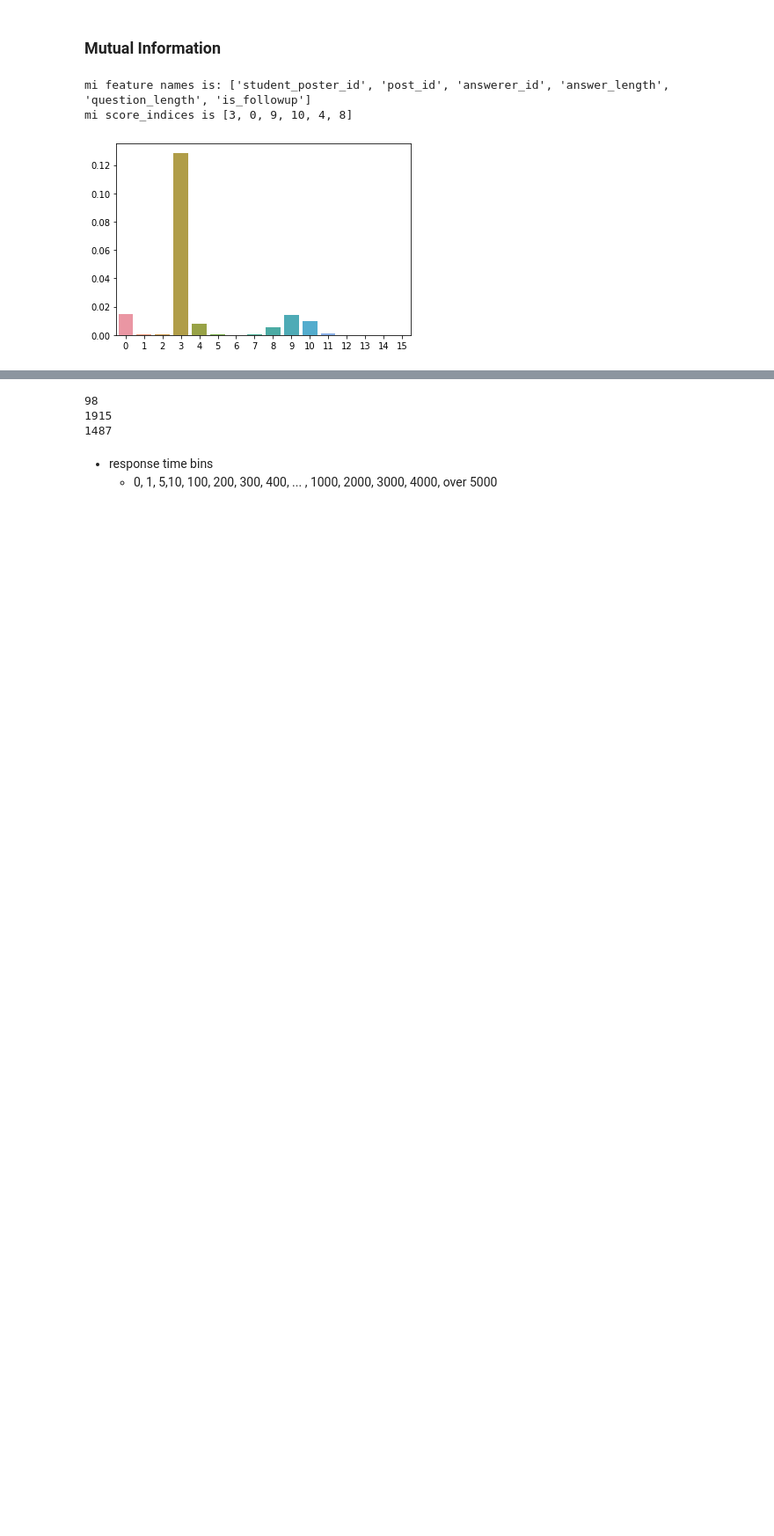
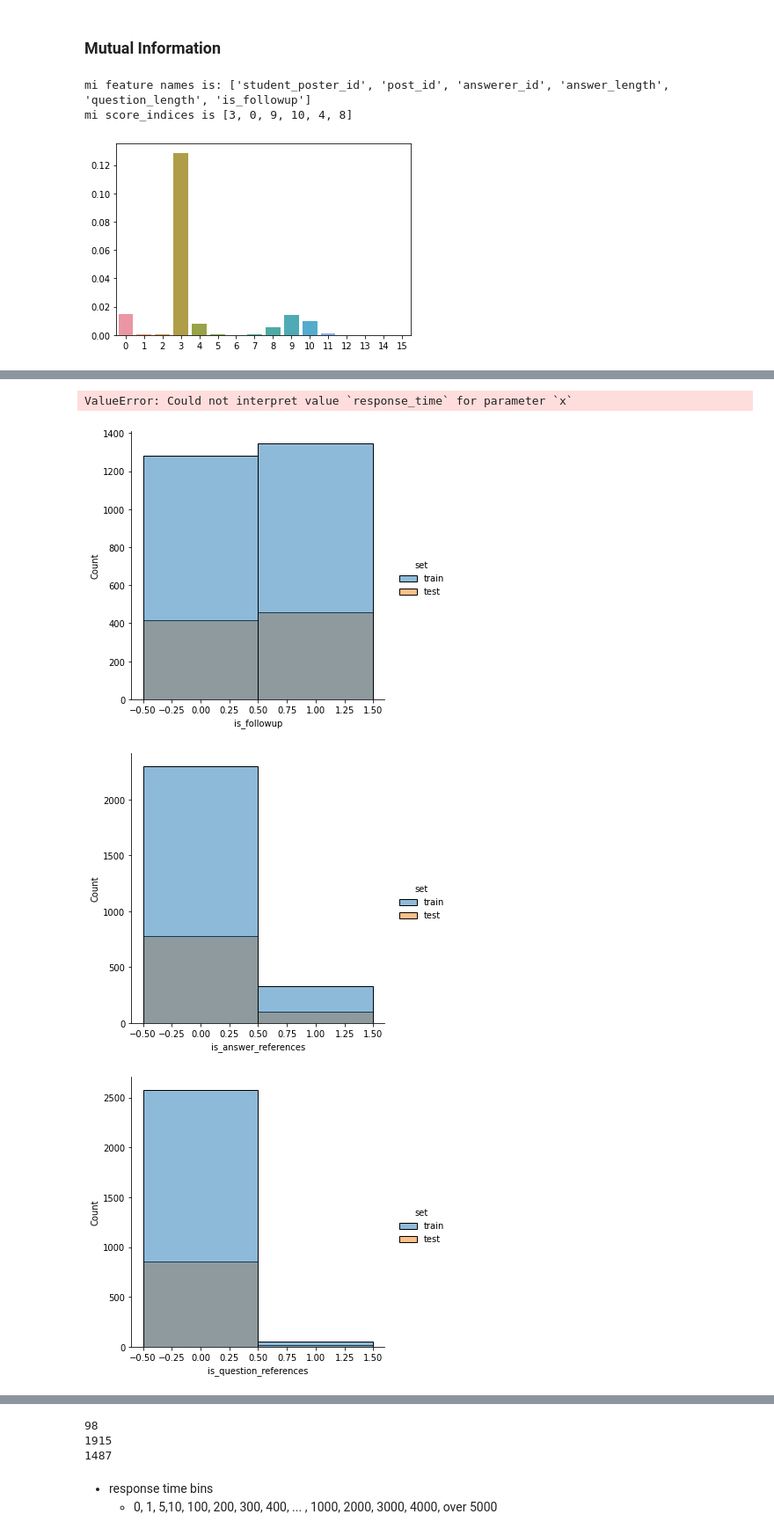
Before and after one commit to PiazzaBot/HelpfulResponses, a Jupyter notebook: data_analysis.ipynb, the cells around one changed output, grey strips where cells are left out. Shown at 88% size. Saved outputs shown, nothing was run; the diff lists cells and outputs as text; code cells hidden in the pictures; blank space fills up the shorter version.

```diff
--- a/data_analysis.ipynb
+++ b/data_analysis.ipynb
@@ -274,0 +279,7 @@ final_data
+# %%
+plot_datasets(X_train_chi2, X_test_chi2)
+# %% [output]
+ValueError: Could not interpret value `response_time` for parameter `x`
+[figure, added]
+[figure, added]
+[figure, added]
```
Also changed, not shown: parts of 14 cells of this notebook.
